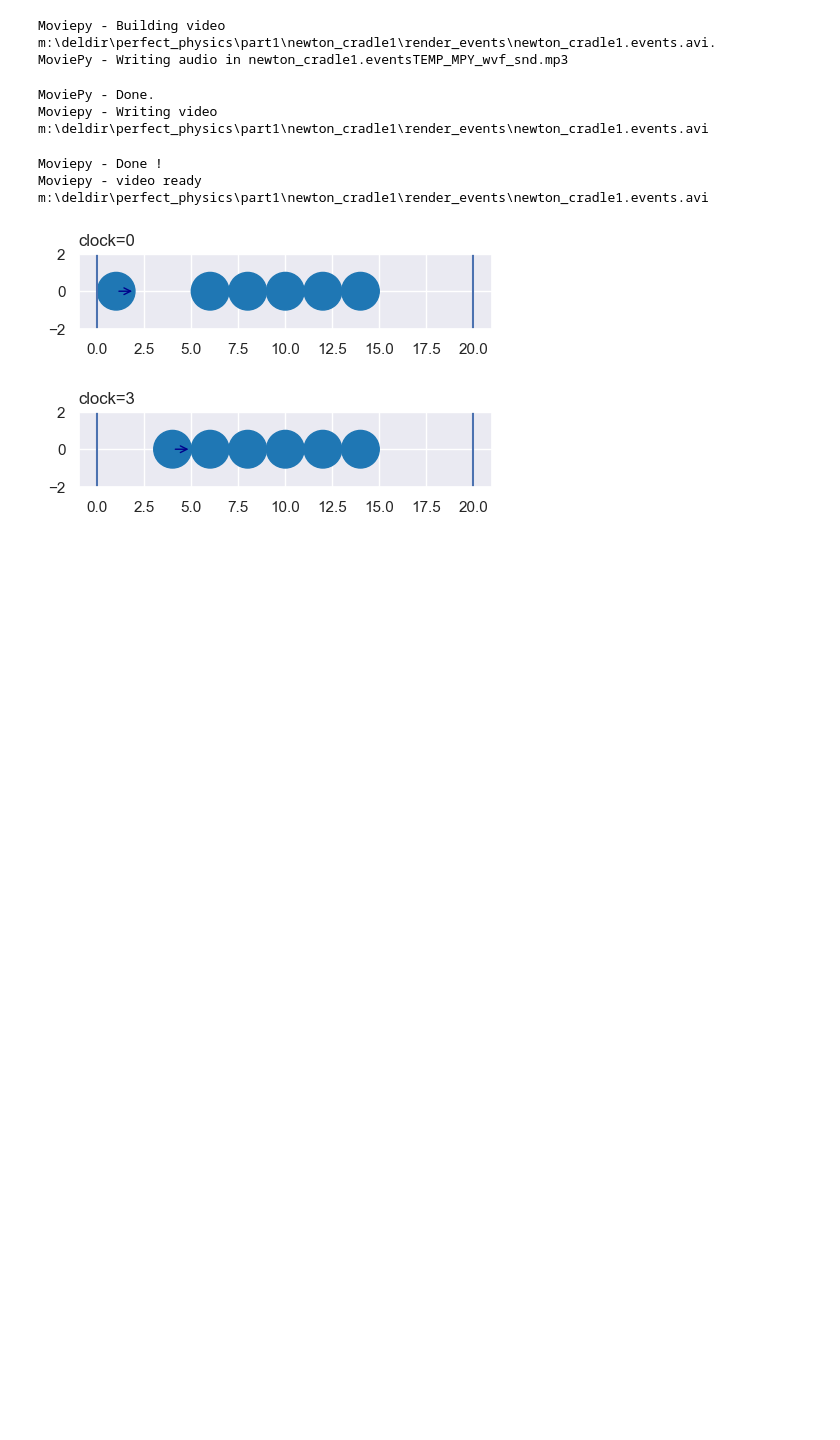
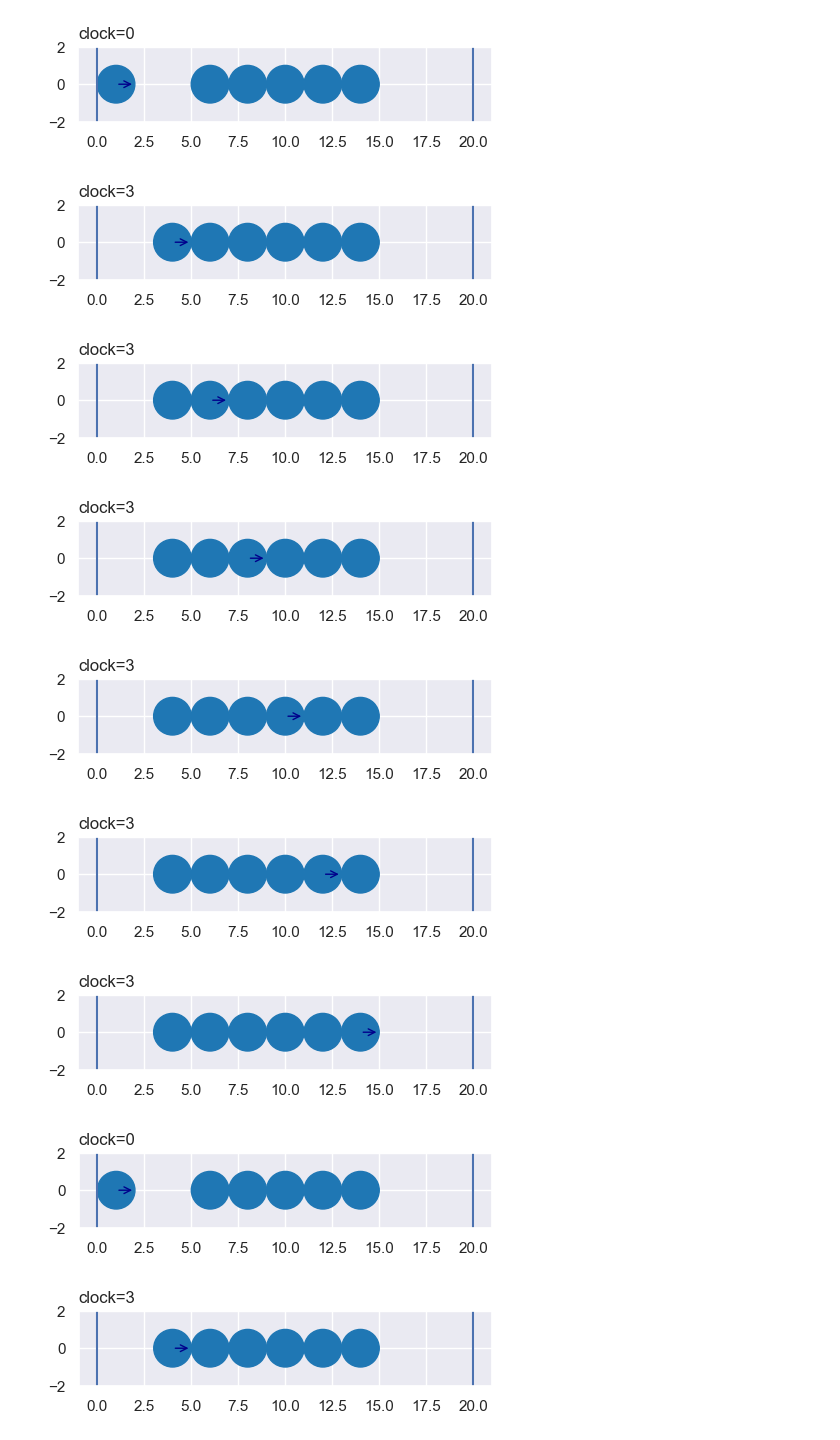
Before and after one commit to CarlKCarlK/perfect-physics, a Jupyter notebook: part_1_newton_cradle.ipynb, the cells around one changed output. Saved outputs shown, nothing was run; the diff lists cells and outputs as text; code cells hidden in the pictures; blank space fills up the shorter version.

```diff
--- a/part_1_newton_cradle.ipynb
+++ b/part_1_newton_cradle.ipynb
@@ -4,31 +4,32 @@ root = Path("m:/projects/perfect_physics")
 # %%
 import logging
 
 logger = logging.getLogger()
 logger.setLevel(logging.WARNING)
 
 import numpy as np
 from perfect_physics import World, Circle, Wall
 
 folder = root / "part1/newton_cradle1"
 circle_list = [Circle(x=1, y=0, r=1, vx=1, vy=0, m=1)]
 for i in range(1, 6):
     circle_list.append(Circle(x=i * 2 + 4, y=0, r=1, vx=0, vy=0, m=1))
 wall_list = [Wall(x0=0, y0=0, x1=0, y1=1), Wall(x0=20, y0=0, x1=20, y1=1)]
 world = World(circle_list, wall_list, xlim=(-1, 21), ylim=(-2, 2))
-if False:
+if True:
     world.run_in_place(5, show=True)
 else:
     world.run_to_file(folder, 100)
     World.render_events(folder, slice=np.s_[:17])
     World.render(folder, speed_up=10, slice=np.s_[:100])
 # %% [output]
-Moviepy - Building video m:\deldir\perfect_physics\part1\newton_cradle1\render_events\newton_cradle1.events.avi.
-MoviePy - Writing audio in newton_cradle1.eventsTEMP_MPY_wvf_snd.mp3
-MoviePy - Done.
-Moviepy - Writing video m:\deldir\perfect_physics\part1\newton_cradle1\render_events\newton_cradle1.events.avi
-Moviepy - Done !
-Moviepy - video ready m:\deldir\perfect_physics\part1\newton_cradle1\render_events\newton_cradle1.events.avi
+[figure, added]
+[figure, added]
+[figure, added]
+[figure, added]
+[figure, added]
+[figure, added]
+[figure, added]
 # %%
 from perfect_physics import World, Circle, Wall
 
```
Also changed, not shown: 20 other files.
